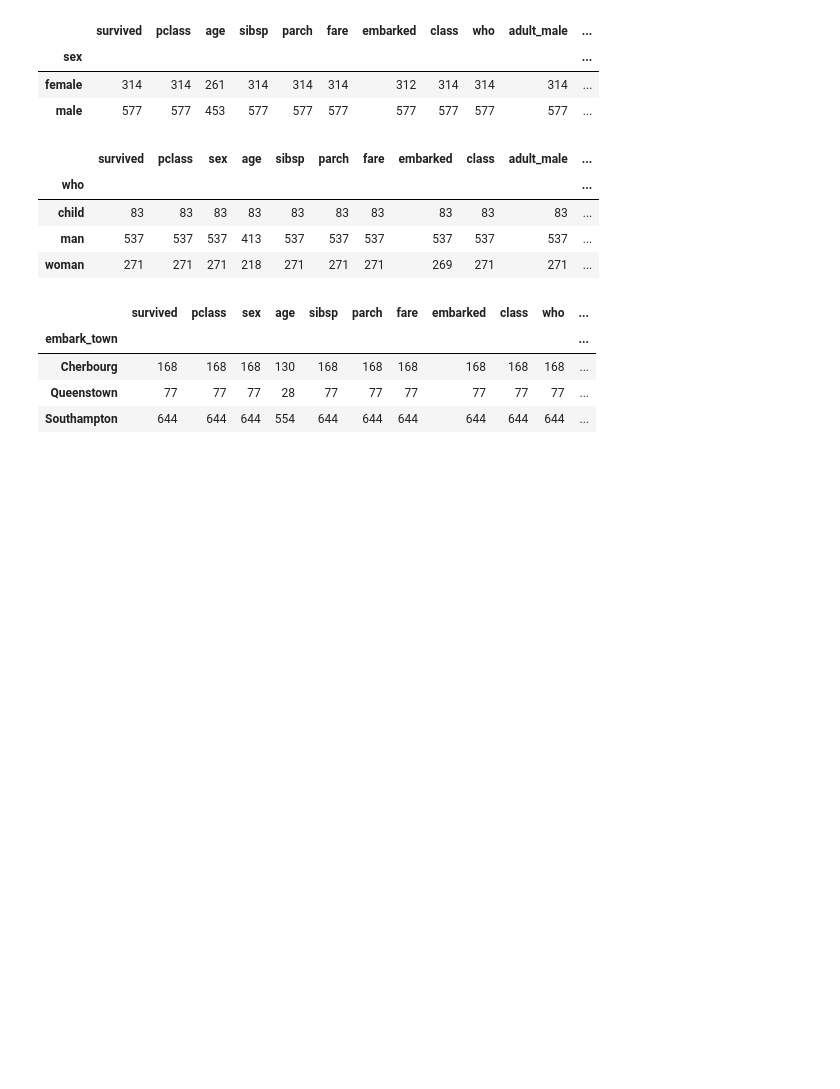
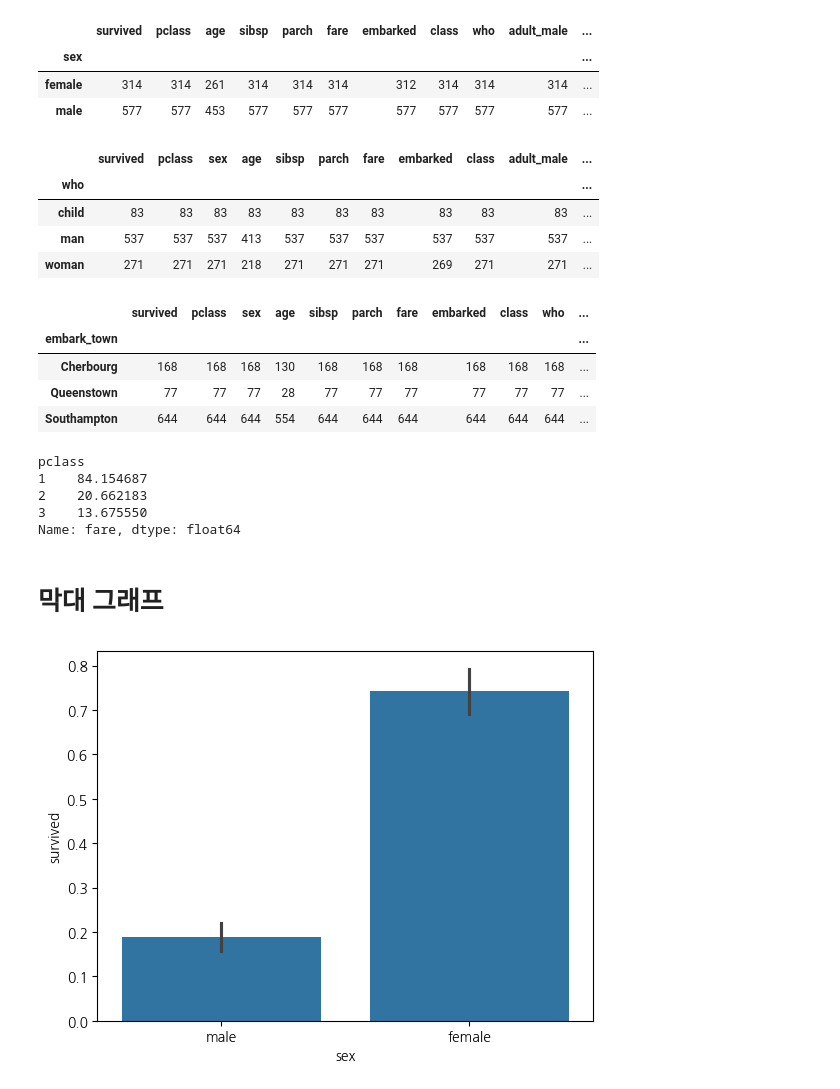
Before and after one commit to martinkim1/2024-1-my-BDA, a Jupyter notebook: inclass/02w_0319_tue_dataframe_basic.ipynb, the cells around one changed output. Cells and saved outputs as stored; diff of their text form; code cells hidden in the pictures; blank space fills up the shorter version.

```diff
--- a/inclass/02w_0319_tue_dataframe_basic.ipynb
+++ b/inclass/02w_0319_tue_dataframe_basic.ipynb
@@ -256,3 +256,17 @@ titanic.groupby('embark_town').count()
 | Cherbourg | 168 | 168 | 168 | 130 | 168 | 168 | 168 | 168 | 168 | 168 | ... |
 | Queenstown | 77 | 77 | 77 | 28 | 77 | 77 | 77 | 77 | 77 | 77 | ... |
 | Southampton | 644 | 644 | 644 | 554 | 644 | 644 | 644 | 644 | 644 | 644 | ... |
+# %%
+titanic.groupby('pclass')['fare'].mean()
+# %% [output]
+pclass
+1    84.154687
+2    20.662183
+3    13.675550
+Name: fare, dtype: float64
+# %% [markdown]
+# 막대 그래프
+# %%
+sns.barplot(titanic, x='sex', y='survived'); # 높이 : 평균
+# %% [output]
+[figure, added]
```
Also changed, not shown: parts of 42 cells of this notebook.
